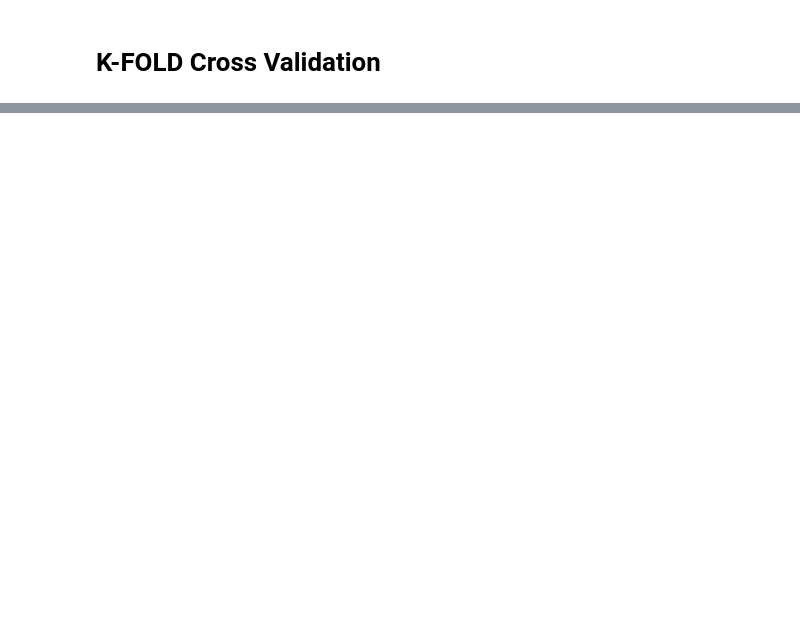
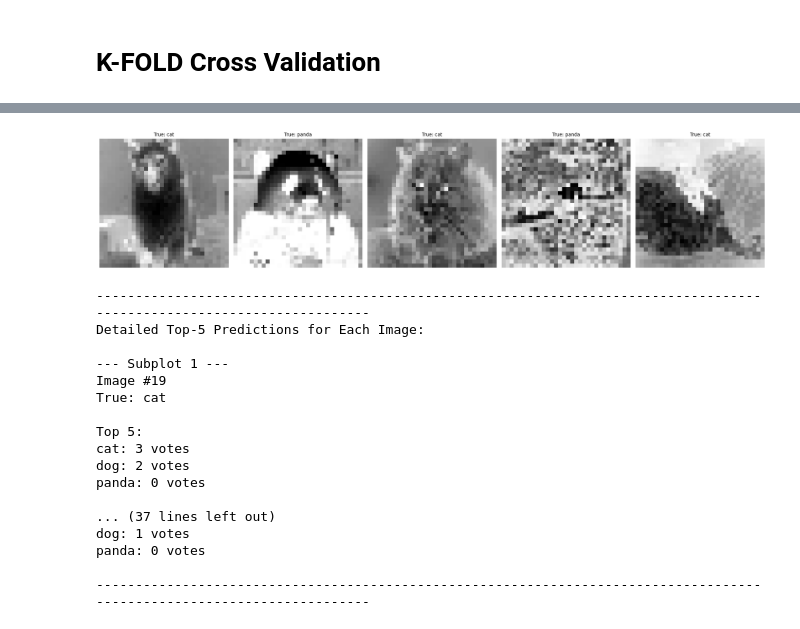
Before and after one commit to Korbanul/CVPR, a Jupyter notebook: MID/Assignment 1/Assignmnet_1.ipynb, the cells around one changed output, grey strips where cells are left out. Cells and saved outputs as stored; diff of their text form; code cells hidden in the pictures; blank space fills up the shorter version.

```diff
--- a/MID/Assignment 1/Assignmnet_1.ipynb
+++ b/MID/Assignment 1/Assignmnet_1.ipynb
@@ -300,0 +182,71 @@ Best euclidean accuracy: 0.3708 at K=14
+# %%
+best_metric = 'manhattan'
+best_model = KNeighborsClassifier(n_neighbors=best_k, metric=best_metric)
+best_model.fit(X, y)
+def get_top5_predictions(model, X_single, y_full, class_names):
+
+    distances, indices = model.kneighbors(X_single.reshape(1, -1), n_neighbors=5)
+    neighbor_labels = y_full[indices[0]]
+    vote_counts = np.bincount(neighbor_labels, minlength=len(class_names))
+
+    top5 = np.argsort(vote_counts)[::-1][:5]
+
+    # Return class + votes
+    return [(class_names[c], vote_counts[c]) for c in top5]
+# %%
+N_IMAGES = 5
+fig, axes = plt.subplots(1, N_IMAGES, figsize=(20, 5))
+
+prediction_summaries = []
+
+for i in range(N_IMAGES):
+    # --- Data Retrieval ---
+    idx = np.random.randint(0, len(X))
+    img = X[idx].reshape(32,32)
+    true_label = class_names[y[idx]]
+
+    # --- Get Predictions ---
+    predictions = get_top5_predictions(best_model, X[idx], y, class_names)
+
+    # --- Build Prediction Summary String ---
+    pred_str = f"Image #{idx}\nTrue: {true_label}\n\nTop 5:\n"
+    for cls, votes in predictions:
+        pred_str += f"{cls}: {votes} votes\n"
+    prediction_summaries.append(pred_str)
+
+    # --- Plotting to Subplot ---
+    ax = axes[i] # Select the current subplot axis
+    ax.imshow(img,cmap=plt.cm.gray_r)
+    ax.set_title(f"True: {true_label}", fontsize=10)
+    ax.axis('off')
+
+# Display the image figure
+plt.tight_layout()
+plt.show()
+
+# --- Print Detailed Predictions below the figure ---
+print("-" * 120)
+print("Detailed Top-5 Predictions for Each Image:")
+for i, summary in enumerate(prediction_summaries):
+    print(f"\n--- Subplot {i+1} ---")
+    print(summary)
+print("-" * 120)
+# %% [output]
+[figure, added]
+------------------------------------------------------------------------------------------------------------------------
+Detailed Top-5 Predictions for Each Image:
+
+--- Subplot 1 ---
+Image #19
+True: cat
+
+Top 5:
+cat: 3 votes
+dog: 2 votes
+panda: 0 votes
+
+... (37 lines left out)
+dog: 1 votes
+panda: 0 votes
+
+------------------------------------------------------------------------------------------------------------------------
```
Also changed, not shown: parts of 10 cells of this notebook, 1 other file.
